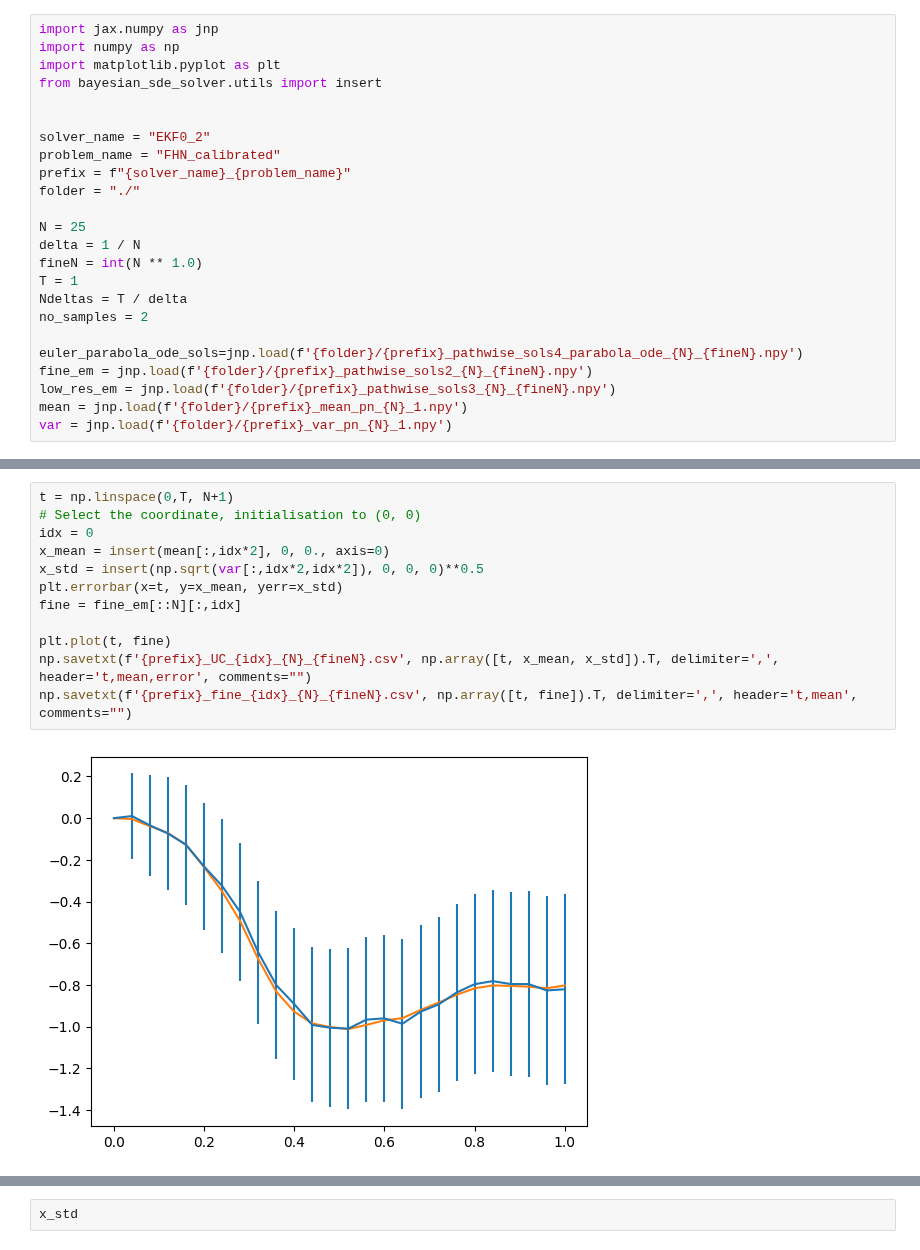
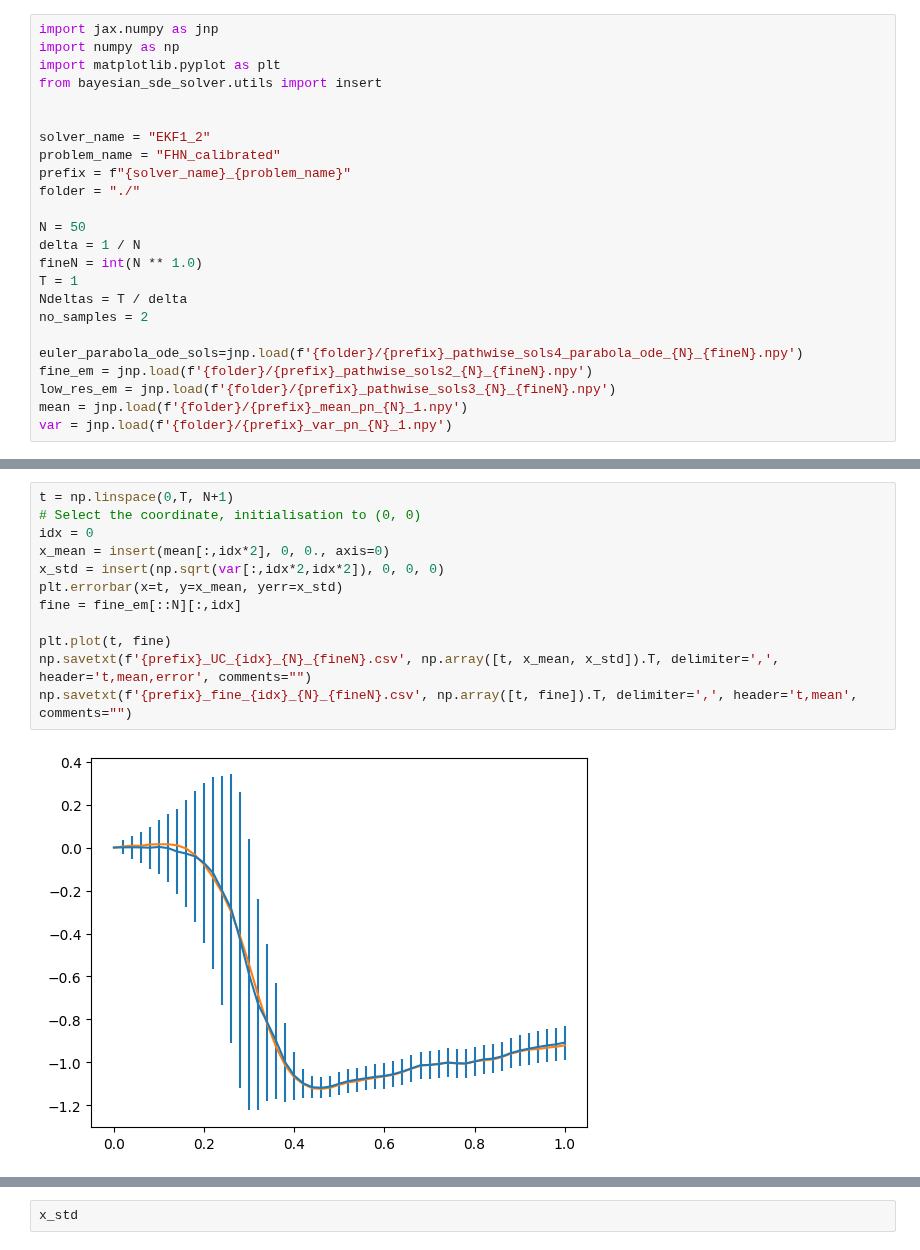
Before and after one commit to ylefay/bayesianSDEsolver, a Jupyter notebook: scripts/sampling_from_posterior_alg3/main.ipynb, the cells around one changed output, grey strips where cells are left out. Drawn from its saved outputs; the diff is of its cells as text.

```diff
--- a/scripts/sampling_from_posterior_alg3/main.ipynb
+++ b/scripts/sampling_from_posterior_alg3/main.ipynb
@@ -5,12 +5,12 @@ import matplotlib.pyplot as plt
 from bayesian_sde_solver.utils import insert
 
 
-solver_name = "EKF0_2"
+solver_name = "EKF1_2"
 problem_name = "FHN_calibrated"
 prefix = f"{solver_name}_{problem_name}"
 folder = "./"
 
-N = 25
+N = 50
 delta = 1 / N
 fineN = int(N ** 1.0)
 T = 1
@@ -45,14 +45,14 @@ Array([[[ 9.20689572e-03,  1.02360152e-01, -1.02912344e-03,
 # %%
 t = np.linspace(0,T, N+1)
 # Select the coordinate, initialisation to (0, 0)
 idx = 0
 x_mean = insert(mean[:,idx*2], 0, 0., axis=0)
-x_std = insert(np.sqrt(var[:,idx*2,idx*2]), 0, 0, 0)**0.5
+x_std = insert(np.sqrt(var[:,idx*2,idx*2]), 0, 0, 0)
 plt.errorbar(x=t, y=x_mean, yerr=x_std)
 fine = fine_em[::N][:,idx]
 
 plt.plot(t, fine)
 np.savetxt(f'{prefix}_UC_{idx}_{N}_{fineN}.csv', np.array([t, x_mean, x_std]).T, delimiter=',', header='t,mean,error', comments="")
 np.savetxt(f'{prefix}_fine_{idx}_{N}_{fineN}.csv', np.array([t, fine]).T, delimiter=',', header='t,mean', comments="")
 # %% [output]
-[figure, old version]
+[figure, new version]
```
Also changed, not shown: parts of 2 cells of this notebook, 3 other files.
